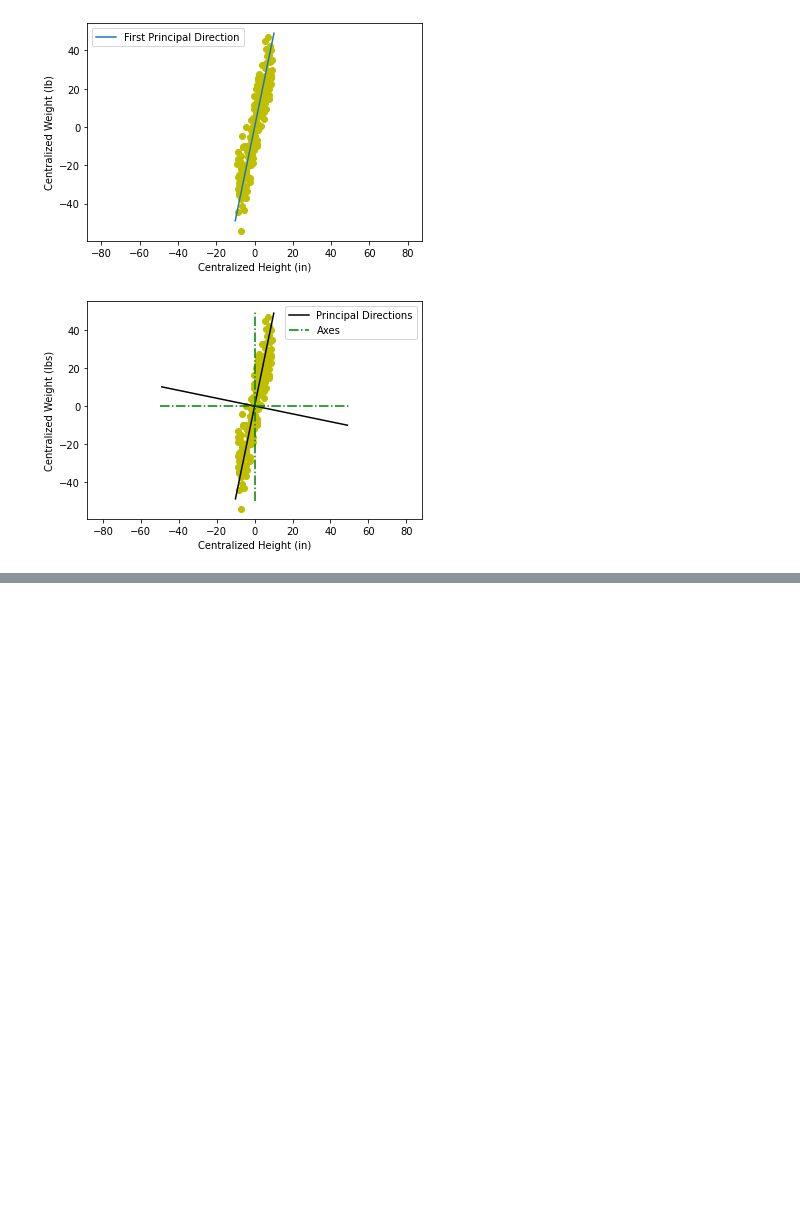
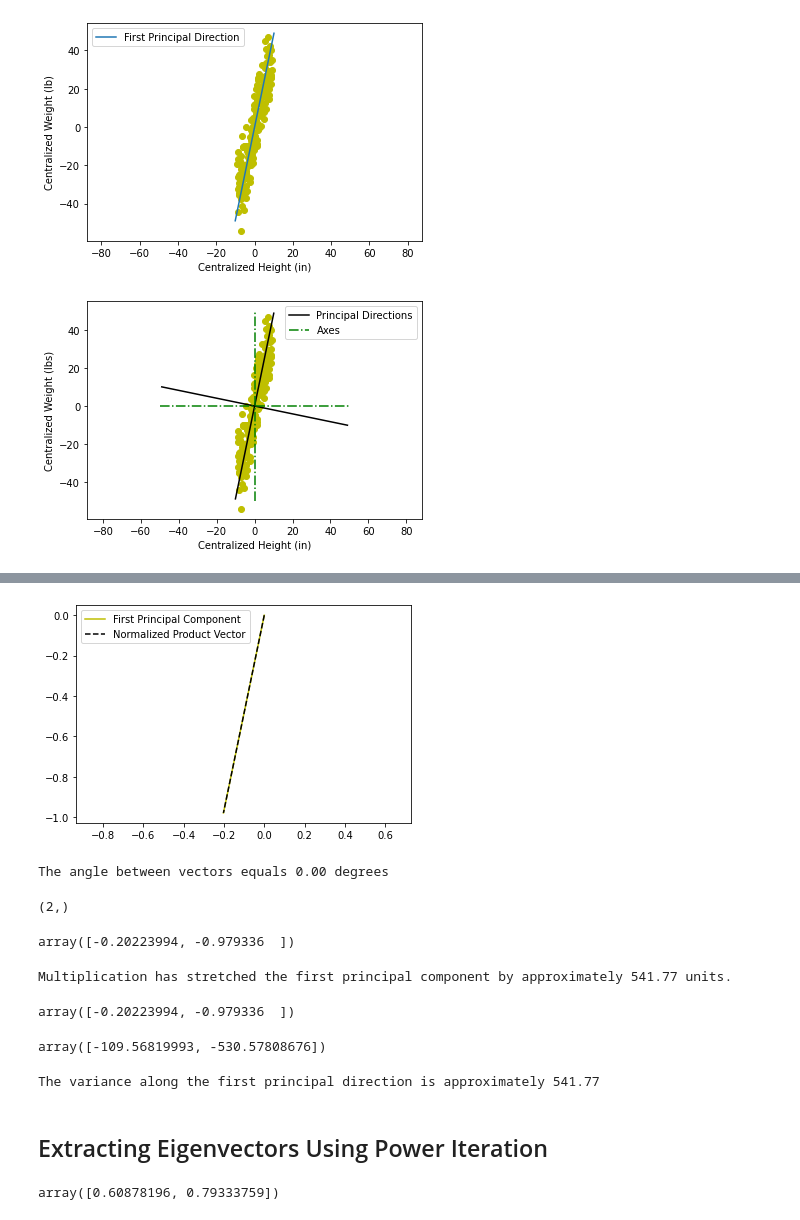
Before and after one commit to ambreen2006/DS_bookcamp_exploration, a Jupyter notebook: DS_BookCamp_DimensionalityReduction.ipynb, the cells around one changed output, grey strips where cells are left out. Saved outputs shown, nothing was run; the diff lists cells and outputs as text; code cells hidden in the pictures; blank space fills up the shorter version.

Commit message:
Dimension reduction using eignevector and eigenvalues

```diff
--- a/DS_BookCamp_DimensionalityReduction.ipynb
+++ b/DS_BookCamp_DimensionalityReduction.ipynb
@@ -366,0 +472,53 @@ assert np.allclose(pca_transformed_data.T, projections)
+# %%
+def plot_vector(vector, **kwargs):
+  plt.plot([0, vector[0]], [0, vector[1]], **kwargs)
+
+plot_vector(first_pc, c='y', label='First Principal Component')
+product_vector = cov_matrix @ first_pc
+product_vector /= norm(product_vector)
+plot_vector(product_vector, c='k', linestyle='--',
+            label='Normalized Product Vector')
+plt.legend()
+plt.axis('equal')
+plt.show()
+# %% [output]
+[figure, added]
+# %%
+product_vector2 = cov_matrix @ product_vector
+product_vector2 /= norm(product_vector2)
+cosine_similarity = product_vector @ product_vector2
+angle = np.degrees(np.arccos(cosine_similarity))
+print(f"The angle between vectors equals {angle:.2f} degrees")
+# %% [output]
+The angle between vectors equals 0.00 degrees
+# %%
+print(f"{product_vector.shape}")
+# %% [output]
+(2,)
+# %%
+product_vector
+# %% [output]
+array([-0.20223994, -0.979336  ])
+# %%
+new_magnitude = norm(cov_matrix @ first_pc)
+print(f"Multiplication has stretched the first principal component "
+      f"by approximately {new_magnitude:.2f} units.")
+# %% [output]
+Multiplication has stretched the first principal component by approximately 541.77 units.
+# %%
+first_pc
+# %% [output]
+array([-0.20223994, -0.979336  ])
+# %%
+cov_matrix @ first_pc
+# %% [output]
+array([-109.56819993, -530.57808676])
+# %%
+variance = (centered_data.T @ first_pc).var()
+direction1_var = projections[0].var()
+print(f"The variance along the first principal direction is "
+      f"approximately {variance:.2f}")
+# %% [output]
+The variance along the first principal direction is approximately 541.77
+# %% [markdown]
+## Extracting Eigenvectors Using Power Iteration
@@ -366,0 +529,4 @@ assert np.allclose(pca_transformed_data.T, projections)
+# %%
+random_vector
+# %% [output]
+array([0.60878196, 0.79333759])
```
Also changed, not shown: parts of 32 cells of this notebook.
